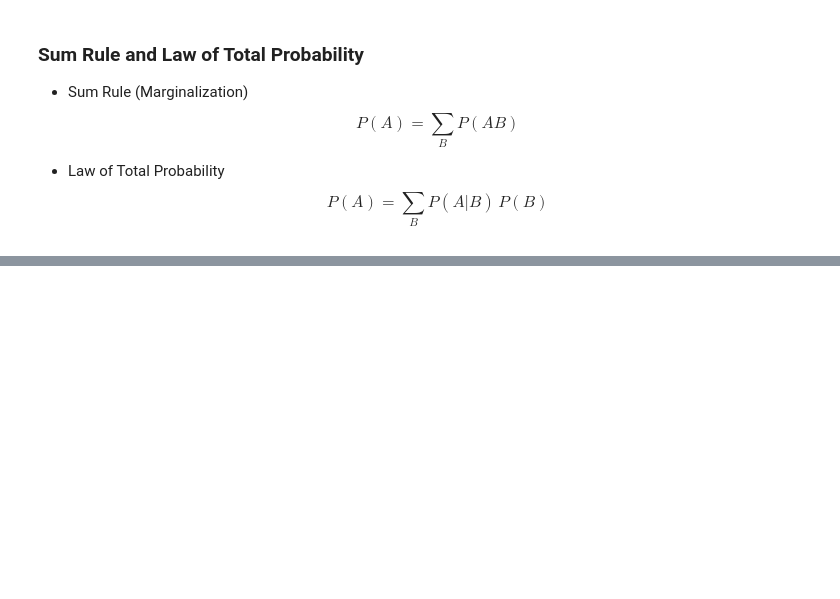
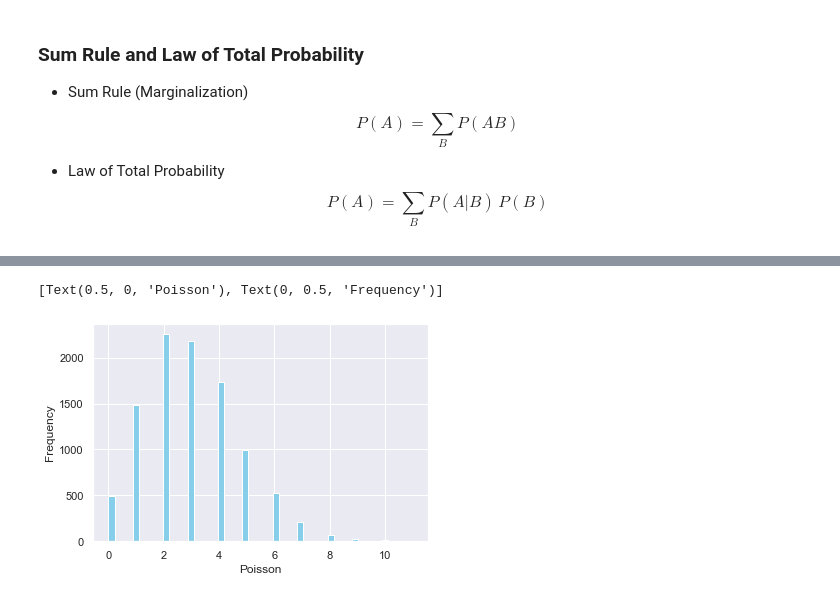
Before and after one commit to rhennig/EMA6938, a Jupyter notebook: Notebooks/2.Math_Probability.ipynb, the cells around one changed output, grey strips where cells are left out. Saved outputs shown, nothing was run; the diff lists cells and outputs as text; code cells hidden in the pictures; blank space fills up the shorter version.

```diff
--- a/Notebooks/2.Math_Probability.ipynb
+++ b/Notebooks/2.Math_Probability.ipynb
@@ -185,0 +388,9 @@ The probability distribution of a discrete random variable is a list of probabil
+# %%
+data_poisson = poisson.rvs(mu=3, size=10000)
+ax = sns.distplot(data_poisson,
+                  kde=False,
+                  hist_kws={'color':'skyblue', 'alpha':1})
+ax.set(xlabel='Poisson', ylabel='Frequency')
+# %% [output]
+[Text(0.5, 0, 'Poisson'), Text(0, 0.5, 'Frequency')]
+[figure, added]
```
Also changed, not shown: parts of 30 cells of this notebook.
